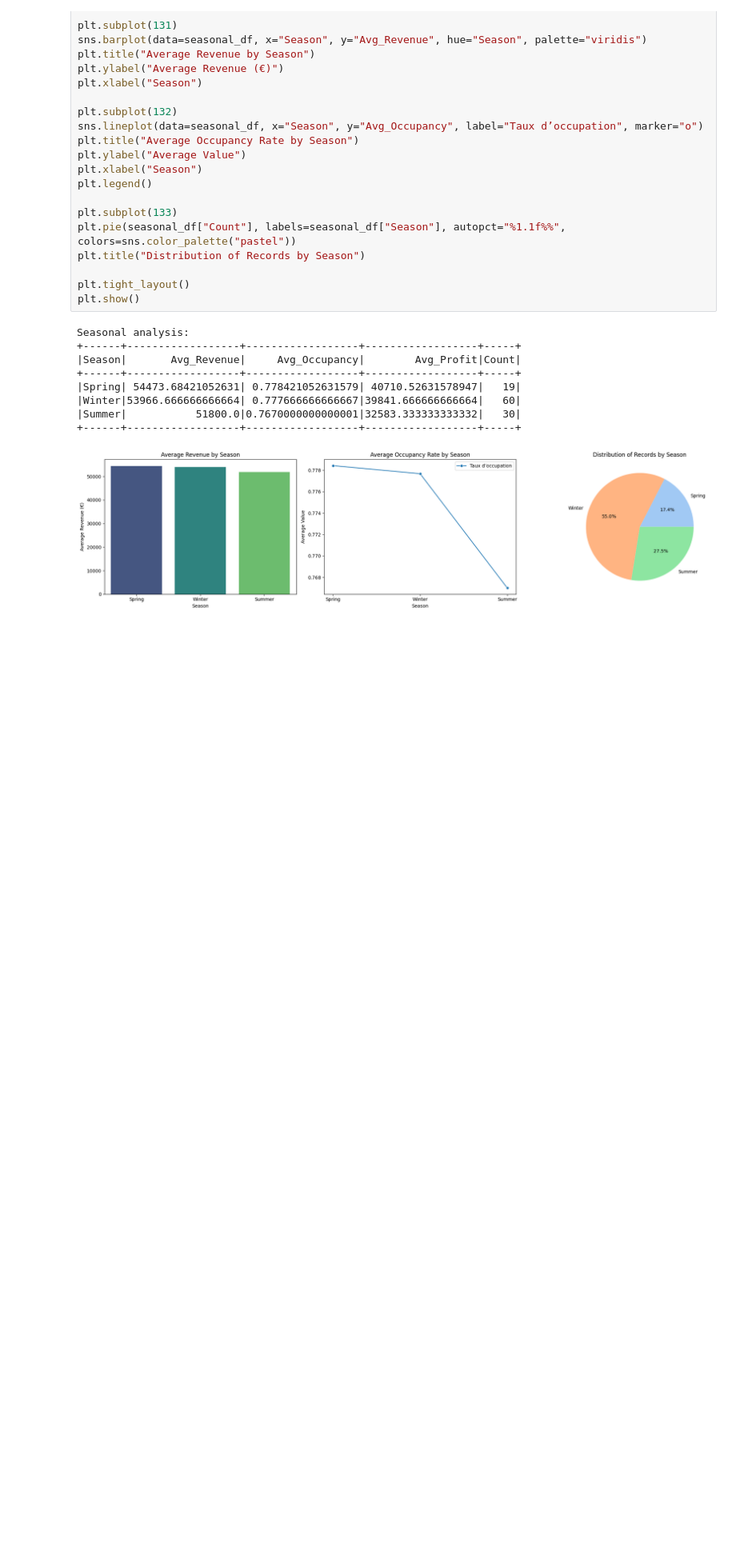
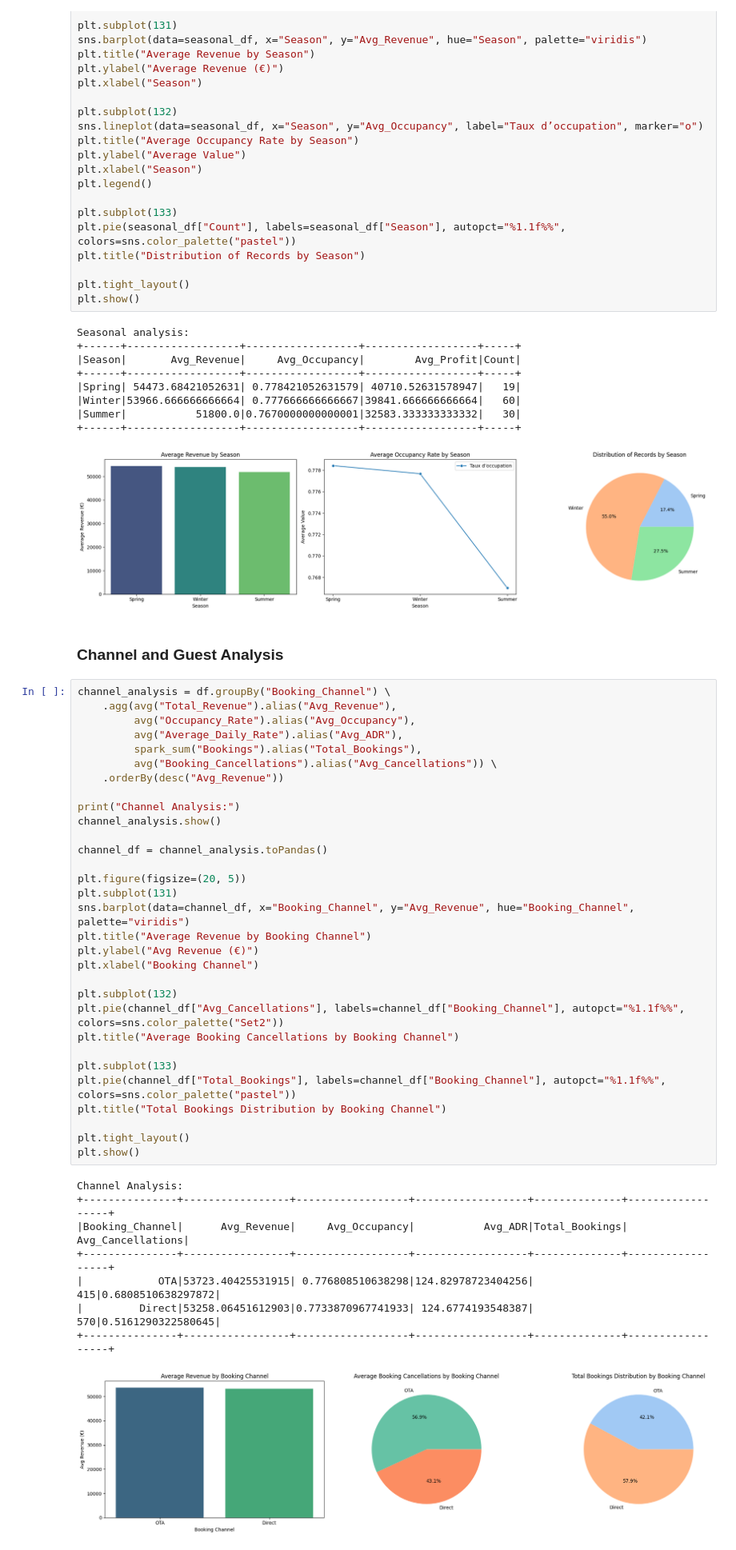
Before and after one commit to tabodino/hotel_booking_cancellation_prediction, a Jupyter notebook: notebooks/hotel_booking_analysis.ipynb, the cells around one changed output. Shown at 80% size. Cells and saved outputs as stored; diff of their text form; blank space fills up the shorter version.

Commit message:
progress: Temporal and Financial Analysis

```diff
--- a/notebooks/hotel_booking_analysis.ipynb
+++ b/notebooks/hotel_booking_analysis.ipynb
@@ -442,3 +442,45 @@ Seasonal analysis:
 |Summer|           51800.0|0.7670000000000001|32583.333333333332|   30|
 +------+------------------+------------------+------------------+-----+
 [figure]
+# %% [markdown]
+### Channel and Guest Analysis
+# %%
+channel_analysis = df.groupBy("Booking_Channel") \
+    .agg(avg("Total_Revenue").alias("Avg_Revenue"),
+         avg("Occupancy_Rate").alias("Avg_Occupancy"),
+         avg("Average_Daily_Rate").alias("Avg_ADR"),
+         spark_sum("Bookings").alias("Total_Bookings"),
+         avg("Booking_Cancellations").alias("Avg_Cancellations")) \
+    .orderBy(desc("Avg_Revenue"))
+
+print("Channel Analysis:")
+channel_analysis.show()
+
+channel_df = channel_analysis.toPandas()
+
+plt.figure(figsize=(20, 5))
+plt.subplot(131)
+sns.barplot(data=channel_df, x="Booking_Channel", y="Avg_Revenue", hue="Booking_Channel", palette="viridis")
+plt.title("Average Revenue by Booking Channel")
+plt.ylabel("Avg Revenue (€)")
+plt.xlabel("Booking Channel")
+
+plt.subplot(132)
+plt.pie(channel_df["Avg_Cancellations"], labels=channel_df["Booking_Channel"], autopct="%1.1f%%", colors=sns.color_palette("Set2"))
+plt.title("Average Booking Cancellations by Booking Channel")
+
+plt.subplot(133)
+plt.pie(channel_df["Total_Bookings"], labels=channel_df["Booking_Channel"], autopct="%1.1f%%", colors=sns.color_palette("pastel"))
+plt.title("Total Bookings Distribution by Booking Channel")
+
+plt.tight_layout()
+plt.show()
+# %% [output]
+Channel Analysis:
++---------------+-----------------+------------------+------------------+--------------+------------------+
+|Booking_Channel|      Avg_Revenue|     Avg_Occupancy|           Avg_ADR|Total_Bookings| Avg_Cancellations|
++---------------+-----------------+------------------+------------------+--------------+------------------+
+|            OTA|53723.40425531915| 0.776808510638298|124.82978723404256|           415|0.6808510638297872|
+|         Direct|53258.06451612903|0.7733870967741933| 124.6774193548387|           570|0.5161290322580645|
++---------------+-----------------+------------------+------------------+--------------+------------------+
+[figure, added]
```
Also changed, not shown: parts of 6 cells of this notebook.
